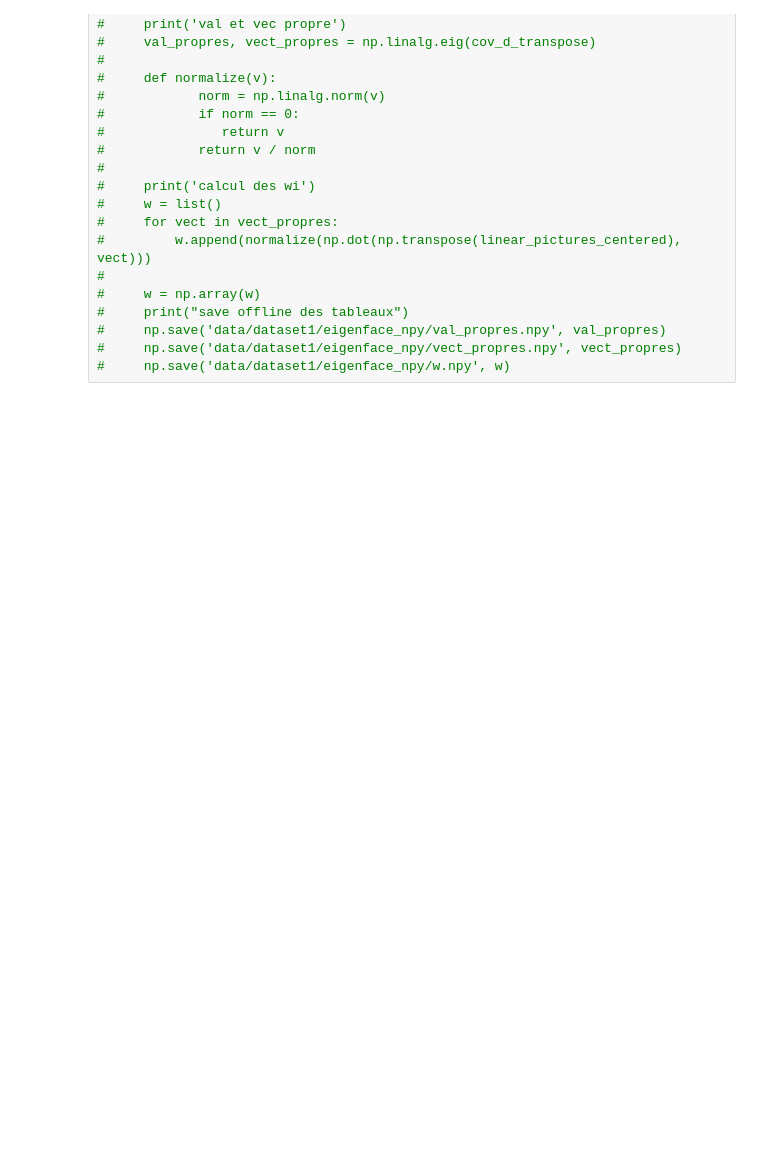
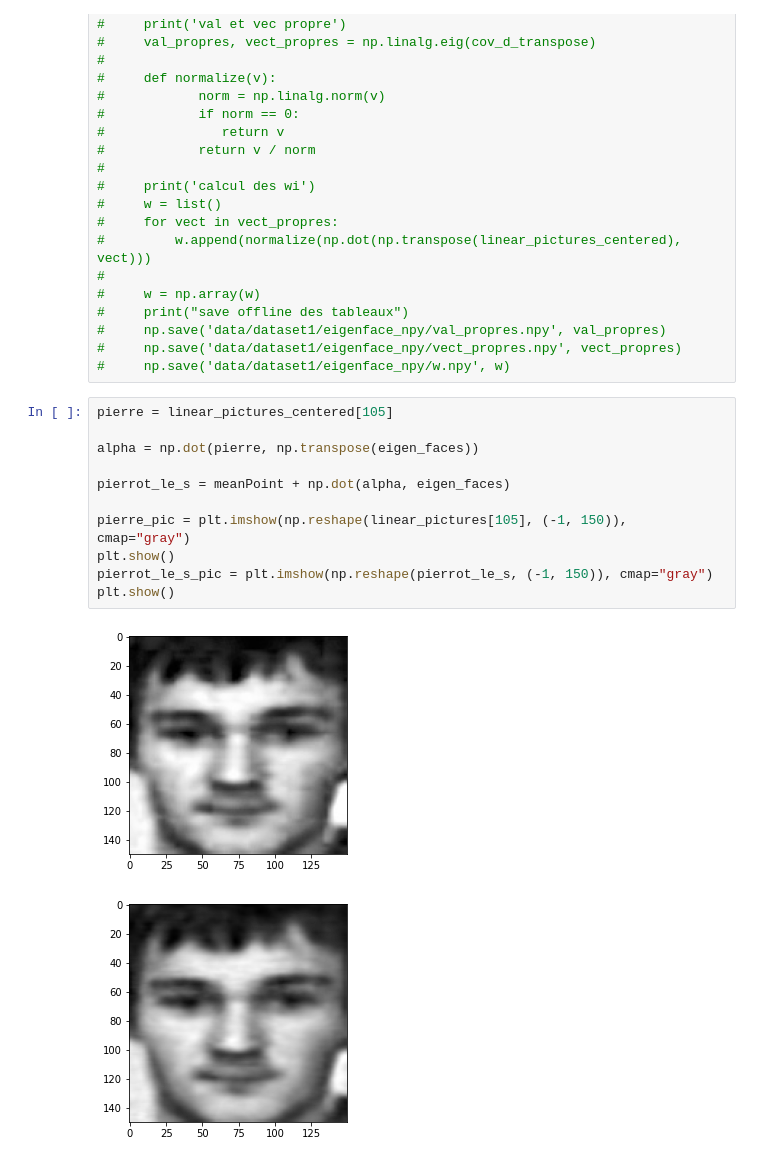
Before and after one commit to bastiendlf/code_project_ODATA, a Jupyter notebook: eigenface_notebook.ipynb, the cells around one changed output. Drawn from its saved outputs; the diff is of its cells as text; blank space fills up the shorter version.

```diff
--- a/eigenface_notebook.ipynb
+++ b/eigenface_notebook.ipynb
@@ -103,3 +101,17 @@ plt.show()
 #     np.save('data/dataset1/eigenface_npy/val_propres.npy', val_propres)
 #     np.save('data/dataset1/eigenface_npy/vect_propres.npy', vect_propres)
 #     np.save('data/dataset1/eigenface_npy/w.npy', w)
+# %%
+pierre = linear_pictures_centered[105]
+
+alpha = np.dot(pierre, np.transpose(eigen_faces))
+
+pierrot_le_s = meanPoint + np.dot(alpha, eigen_faces)
+
+pierre_pic = plt.imshow(np.reshape(linear_pictures[105], (-1, 150)), cmap="gray")
+plt.show()
+pierrot_le_s_pic = plt.imshow(np.reshape(pierrot_le_s, (-1, 150)), cmap="gray")
+plt.show()
+# %% [output]
+[figure, added]
+[figure, added]
```
Also changed, not shown: parts of 10 cells of this notebook, 2 other files.
